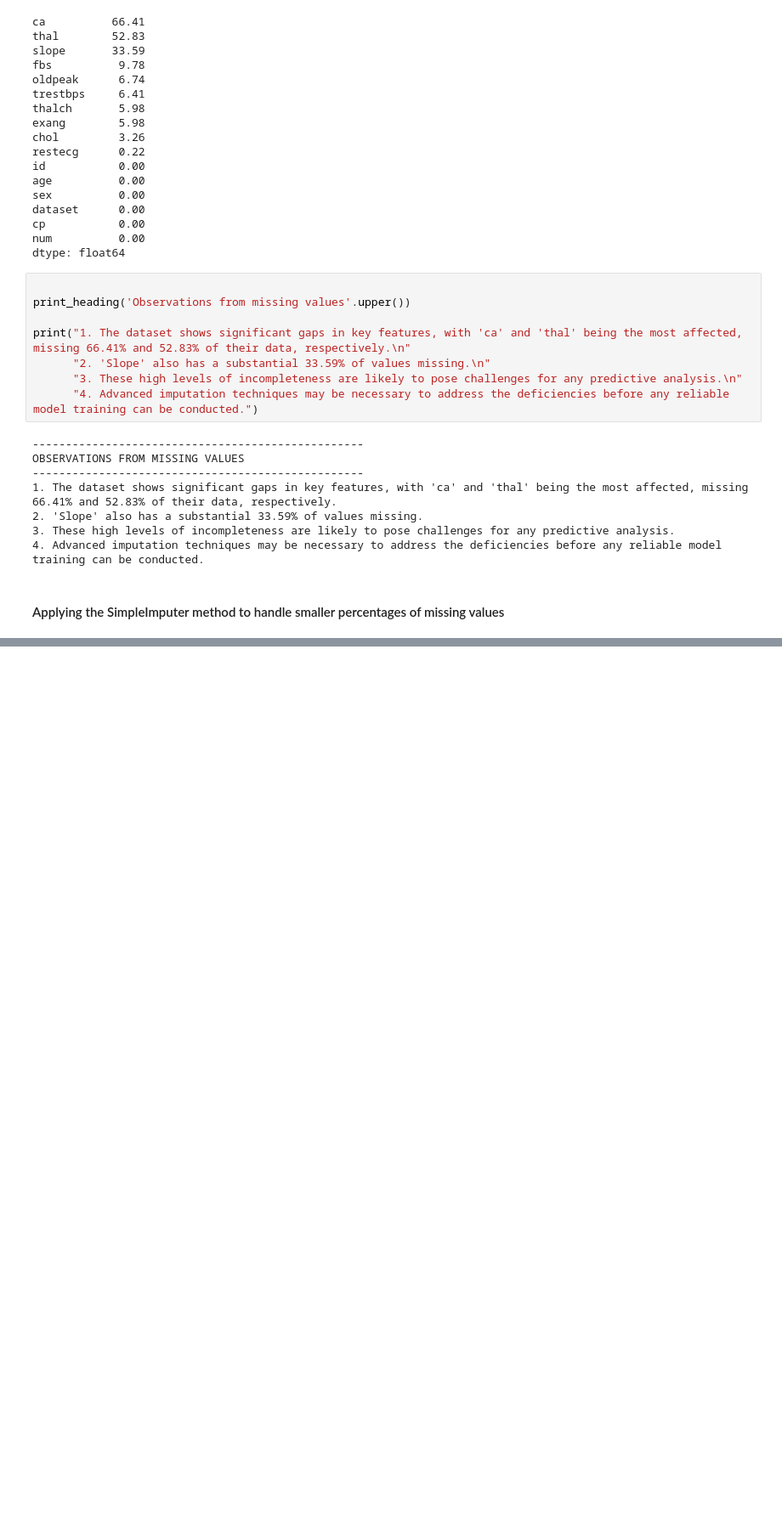
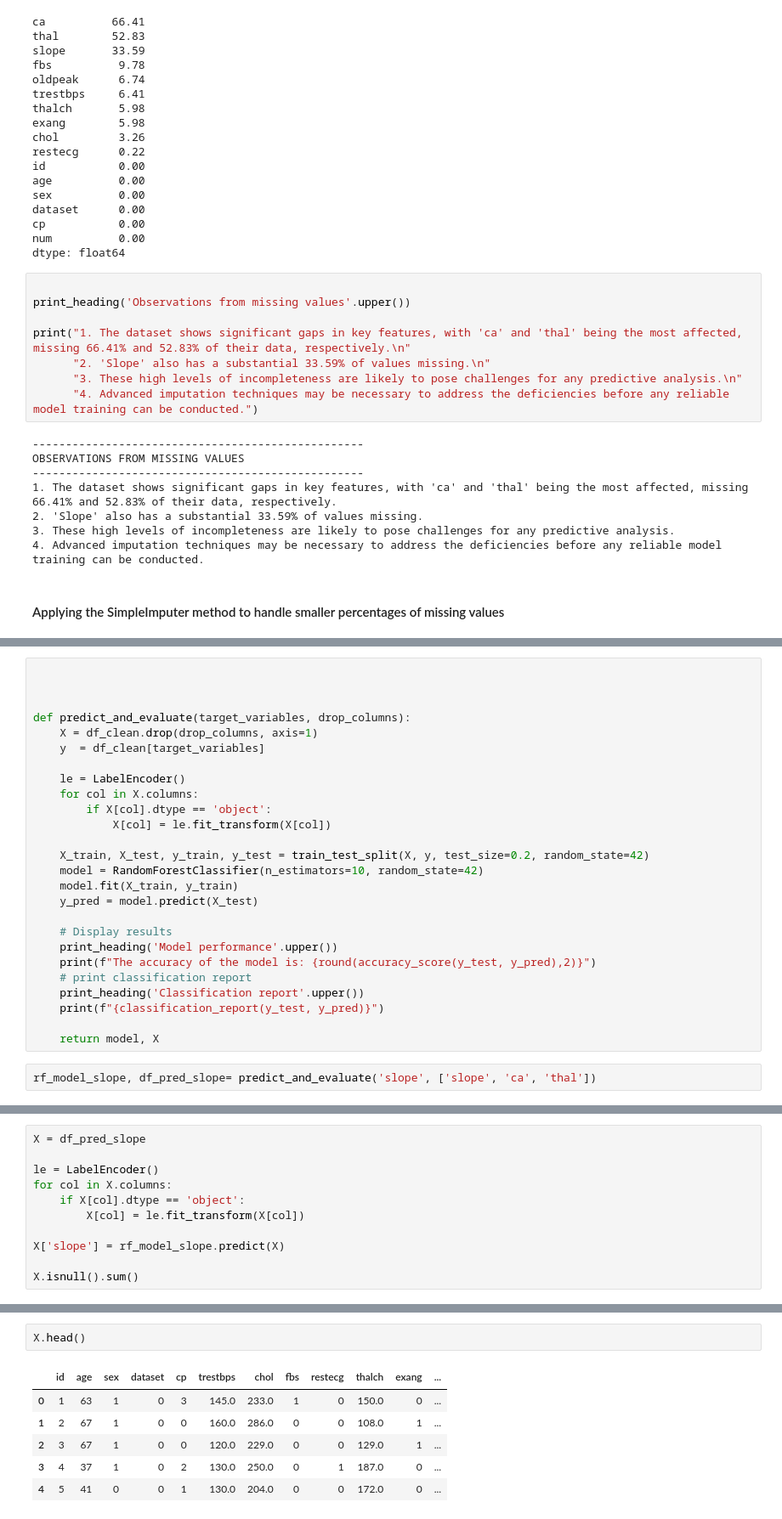
Before and after one commit to devbilalkhan/ml-heart-disease-uci, a Jupyter notebook: uci_heart_disease_data.ipynb, the cells around one changed output, grey strips where cells are left out. Shown at 85% size. Drawn from its saved outputs; the diff is of its cells as text; blank space fills up the shorter version.

```diff
--- a/uci_heart_disease_data.ipynb
+++ b/uci_heart_disease_data.ipynb
@@ -277,0 +363,28 @@ OBSERVATIONS FROM MISSING VALUES AFTER IMPUTATION
+# %%
+
+
+
+def predict_and_evaluate(target_variables, drop_columns):
+    X = df_clean.drop(drop_columns, axis=1)
+    y  = df_clean[target_variables]
+
+    le = LabelEncoder()
+    for col in X.columns:
+        if X[col].dtype == 'object':
+            X[col] = le.fit_transform(X[col])
+
+    X_train, X_test, y_train, y_test = train_test_split(X, y, test_size=0.2, random_state=42)
+    model = RandomForestClassifier(n_estimators=10, random_state=42)
+    model.fit(X_train, y_train)
+    y_pred = model.predict(X_test)
+
+    # Display results
+    print_heading('Model performance'.upper())
+    print(f"The accuracy of the model is: {round(accuracy_score(y_test, y_pred),2)}")
+    # print classification report
+    print_heading('Classification report'.upper())
+    print(f"{classification_report(y_test, y_pred)}")
+
+    return model, X
+# %%
+rf_model_slope, df_pred_slope= predict_and_evaluate('slope', ['slope', 'ca', 'thal'])
@@ -277,0 +408,11 @@ OBSERVATIONS FROM MISSING VALUES AFTER IMPUTATION
+# %%
+X = df_pred_slope
+
+le = LabelEncoder()
+for col in X.columns:
+    if X[col].dtype == 'object':
+        X[col] = le.fit_transform(X[col])
+
+X['slope'] = rf_model_slope.predict(X)
+
+X.isnull().sum()
@@ -277,0 +435,9 @@ OBSERVATIONS FROM MISSING VALUES AFTER IMPUTATION
+# %%
+X.head()
+# %% [output]
+|  | id | age | sex | dataset | cp | trestbps | chol | fbs | restecg | thalch | exang | ... |
+| 0 | 1 | 63 | 1 | 0 | 3 | 145.0 | 233.0 | 1 | 0 | 150.0 | 0 | ... |
+| 1 | 2 | 67 | 1 | 0 | 0 | 160.0 | 286.0 | 0 | 0 | 108.0 | 1 | ... |
+| 2 | 3 | 67 | 1 | 0 | 0 | 120.0 | 229.0 | 0 | 0 | 129.0 | 1 | ... |
+| 3 | 4 | 37 | 1 | 0 | 2 | 130.0 | 250.0 | 0 | 1 | 187.0 | 0 | ... |
+| 4 | 5 | 41 | 0 | 0 | 1 | 130.0 | 204.0 | 0 | 0 | 172.0 | 0 | ... |
```
Also changed, not shown: parts of 9 cells of this notebook.
